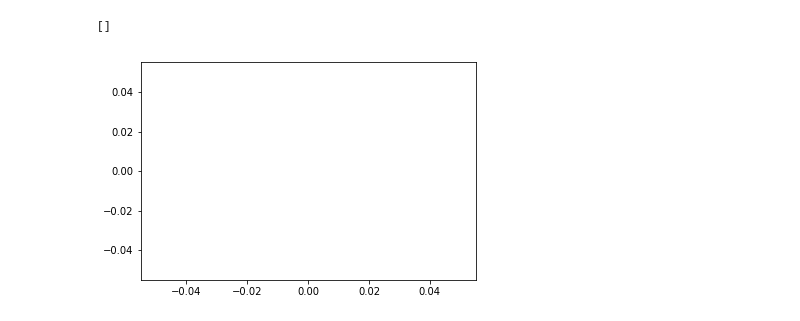
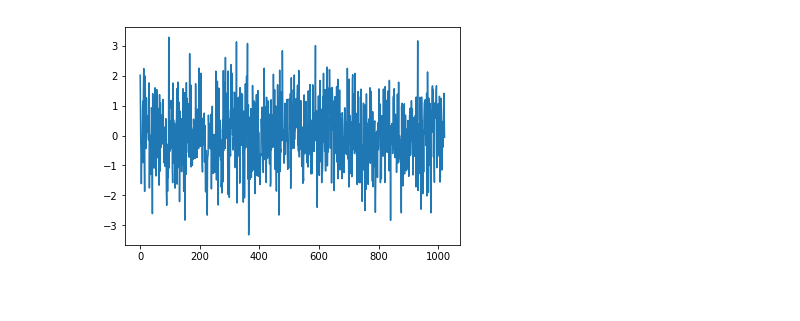
Before and after one commit to Kevin-XiongC/DD2360, a Jupyter notebook: A1/plot.ipynb, the cells around one changed output. Cells and saved outputs as stored; diff of their text form; code cells hidden in the pictures.

```diff
--- a/A1/plot.ipynb
+++ b/A1/plot.ipynb
@@ -16,7 +8,6 @@ dd.head()
-# %%
-x=dd['TransferSize(Bytes)']
-y=dd['Bandwidth(MB/s)']
-plt.plot(x=x,y=y)
-# %% [output]
-[]
-[figure, removed]
+# %%
+a = np.zeros(1022)+np.random.normal(0,1,1022)
+plt.plot(a)
+plt.show()
+# %% [output]
+[figure, added]
```
Also changed, not shown: parts of 2 cells of this notebook, 2 other files.
